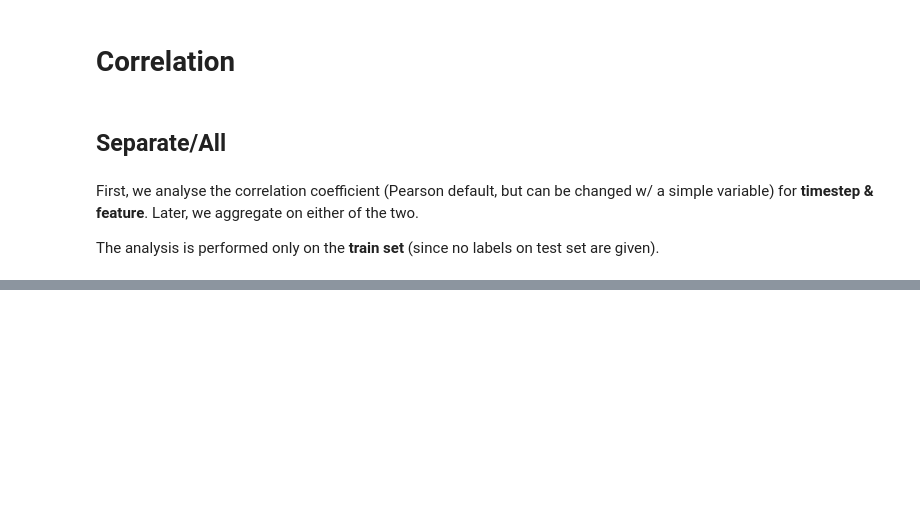
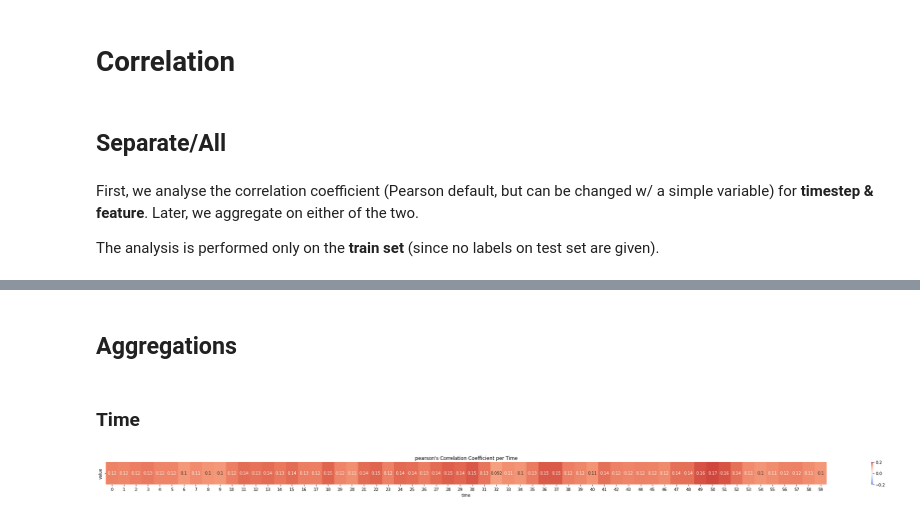
Before and after one commit to LeonardoAlchieri/MUSE, a Jupyter notebook: notebooks/correlation.ipynb, the cells around one changed output, grey strips where cells are left out. Cells and saved outputs as stored; diff of their text form; code cells hidden in the pictures; blank space fills up the shorter version.

```diff
--- a/notebooks/correlation.ipynb
+++ b/notebooks/correlation.ipynb
@@ -199,3 +204,11 @@ Indeed, the only noticible difference is a higher standard deviation in the "sma
 First, we analyse the correlation coefficient (Pearson default, but can be changed w/ a simple variable) for **timestep & feature**. Later, we aggregate on either of the two.
 
 The analysis is performed only on the **train set** (since no labels on test set are given).
+# %%
+corr_chosen_wdg = widgets.Dropdown(
+    options=['pearson', 'spearman', 'kendall'],
+    value='pearson',
+    description='Correlation Coefficient:',
+    disabled=False,
+)
+corr_chosen_wdg
@@ -234,0 +301,28 @@ hand_crafted_data.index.name = "user"
+# %% [markdown]
+## Aggregations
+# %% [markdown]
+### Time
+# %%
+correlation_results: DataFrame = (
+    hand_crafted_data.groupby(axis=1, level=1)
+    .apply(
+        lambda data: Series(
+            correlation_method(data.iloc[:, 0], labels), index=["value", "p-value"]
+        )
+    )
+)
+
+df_to_save: DataFrame = correlation_results.loc[['value'], :]
+
+figure(figsize=(40, 1))
+heatmap(df_to_save,
+        xticklabels=df_to_save.columns,
+        vmax=0.2, vmin=-0.2, center=0,
+        cmap='coolwarm',
+        yticklabels=df_to_save.index, annot=True)
+title(f"{corr_chosen}'s Correlation Coefficient per Time")
+savefig(f'../visualizations/correlation_time_{corr_chosen}.pdf')
+
+show()
+# %% [output]
+[figure, added]
```
Also changed, not shown: parts of 17 cells of this notebook, 13 other files.
